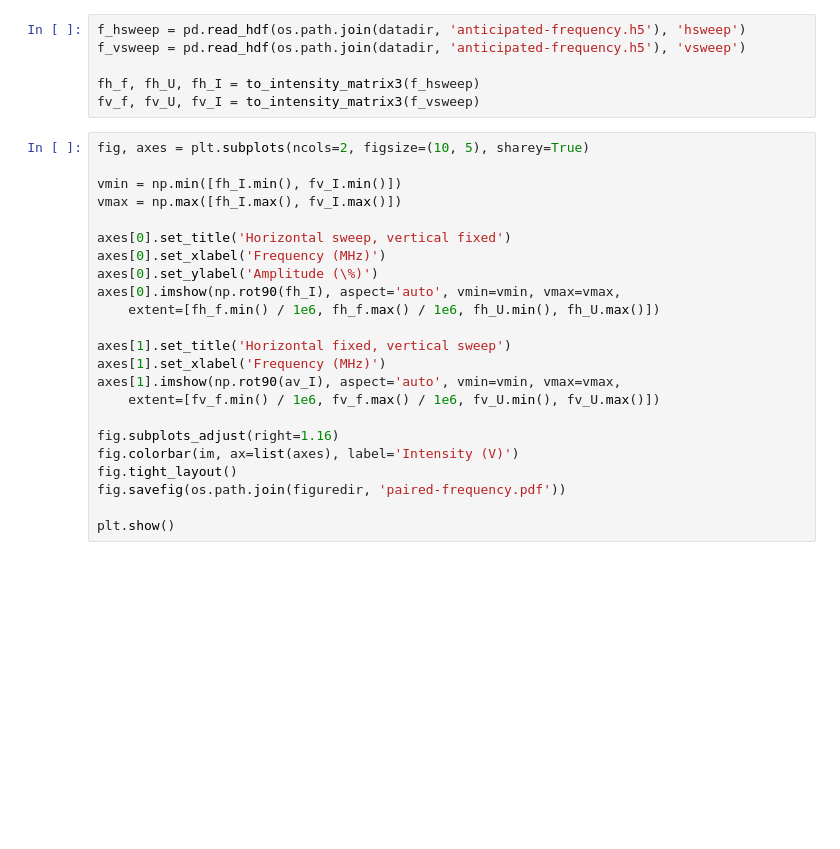
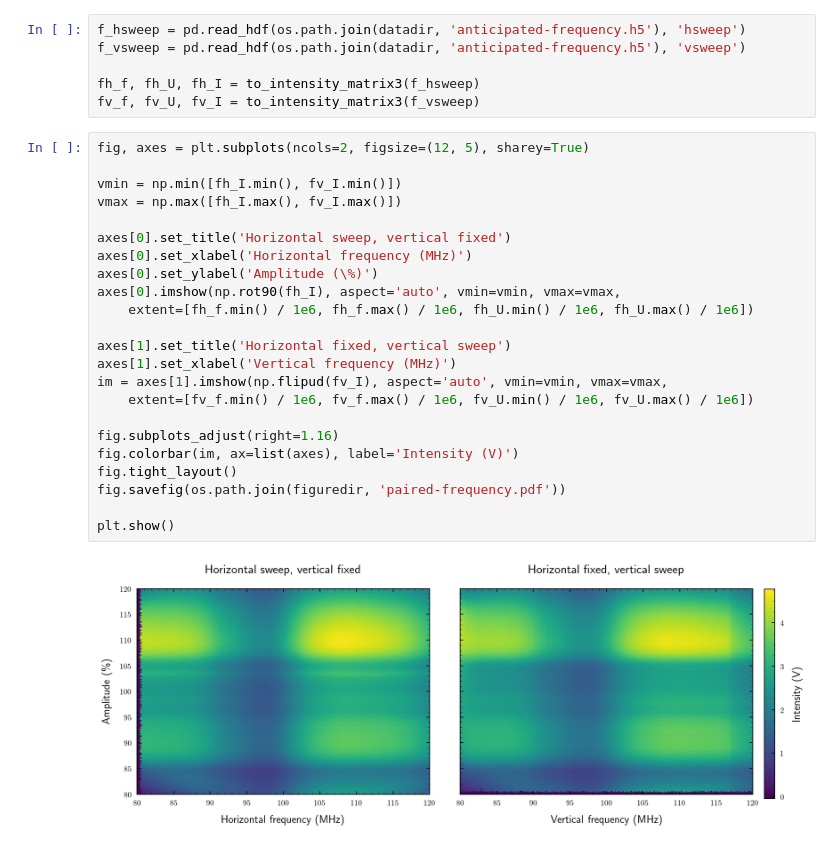
Before and after one commit to bodokaiser/bachelor-thesis, a Jupyter notebook: notebook/evaluation/intensity-distribution.ipynb, the cells around one changed output. Drawn from its saved outputs; the diff is of its cells as text; blank space fills up the shorter version.

```diff
--- a/notebook/evaluation/intensity-distribution.ipynb
+++ b/notebook/evaluation/intensity-distribution.ipynb
@@ -157,25 +157,27 @@ f_vsweep = pd.read_hdf(os.path.join(datadir, 'anticipated-frequency.h5'), 'vswee
 fh_f, fh_U, fh_I = to_intensity_matrix3(f_hsweep)
 fv_f, fv_U, fv_I = to_intensity_matrix3(f_vsweep)
 # %%
-fig, axes = plt.subplots(ncols=2, figsize=(10, 5), sharey=True)
+fig, axes = plt.subplots(ncols=2, figsize=(12, 5), sharey=True)
 
 vmin = np.min([fh_I.min(), fv_I.min()])
 vmax = np.max([fh_I.max(), fv_I.max()])
 
 axes[0].set_title('Horizontal sweep, vertical fixed')
-axes[0].set_xlabel('Frequency (MHz)')
+axes[0].set_xlabel('Horizontal frequency (MHz)')
 axes[0].set_ylabel('Amplitude (\%)')
 axes[0].imshow(np.rot90(fh_I), aspect='auto', vmin=vmin, vmax=vmax,
-    extent=[fh_f.min() / 1e6, fh_f.max() / 1e6, fh_U.min(), fh_U.max()])
+    extent=[fh_f.min() / 1e6, fh_f.max() / 1e6, fh_U.min() / 1e6, fh_U.max() / 1e6])
 
 axes[1].set_title('Horizontal fixed, vertical sweep')
-axes[1].set_xlabel('Frequency (MHz)')
-axes[1].imshow(np.rot90(av_I), aspect='auto', vmin=vmin, vmax=vmax,
-    extent=[fv_f.min() / 1e6, fv_f.max() / 1e6, fv_U.min(), fv_U.max()])
+axes[1].set_xlabel('Vertical frequency (MHz)')
+im = axes[1].imshow(np.flipud(fv_I), aspect='auto', vmin=vmin, vmax=vmax,
+    extent=[fv_f.min() / 1e6, fv_f.max() / 1e6, fv_U.min() / 1e6, fv_U.max() / 1e6])
 
 fig.subplots_adjust(right=1.16)
 fig.colorbar(im, ax=list(axes), label='Intensity (V)')
 fig.tight_layout()
 fig.savefig(os.path.join(figuredir, 'paired-frequency.pdf'))
 
 plt.show()
+# %% [output]
+[figure, added]
```
Also changed, not shown: parts of 3 cells of this notebook.
